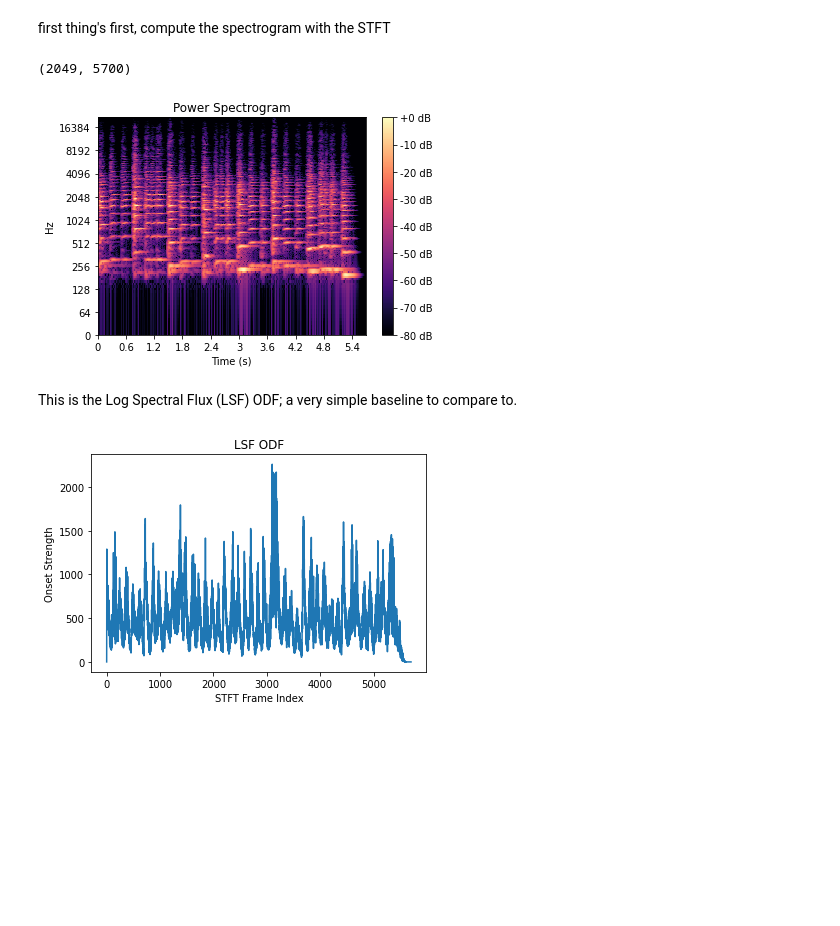
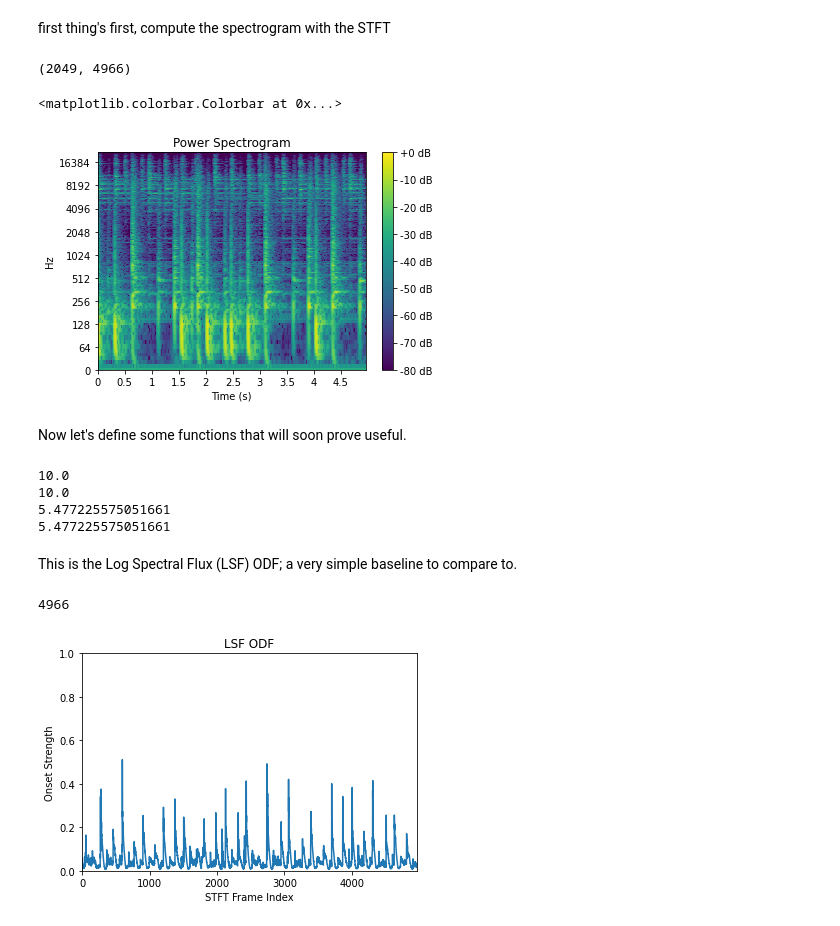
Before and after one commit to ckonst/onset-detect, a Jupyter notebook: baseline/ninos2.ipynb, the cells around one changed output. Drawn from its saved outputs; the diff is of its cells as text; code cells hidden in the pictures; blank space fills up the shorter version.

```diff
--- a/baseline/ninos2.ipynb
+++ b/baseline/ninos2.ipynb
@@ -9,22 +10,45 @@ import matplotlib.pyplot as plt
 from scipy.signal.windows import hamming
 # %%
-input_sig, fs = lb.load('../audio/viola.wav', sr=44100)
+input_sig, fs = lb.load('../audio/pop_shuffle.wav', sr=44100)
 # %% [markdown]
 first thing's first, compute the spectrogram with the STFT
 # %%
 stride = int(0.001*fs)
-spectrogram = lb.amplitude_to_db(np.abs(lb.stft(input_sig, n_fft=4096, hop_length=stride, window=hamming)), ref=np.max)
+n_fft = 4096
+spectrogram = lb.amplitude_to_db(np.abs(lb.stft(input_sig, n_fft=n_fft, hop_length=stride, window=hamming)), ref=np.max)
 spectrogram.shape
 # %% [output]
-(2049, 5700)
+(2049, 4966)
 # %%
-N = spectrogram.shape[0]
 fig, ax = plt.subplots()
 ax.set_title('Power Spectrogram')
-fig.colorbar(img, ax=ax, format='%+2.0f dB')
-img = lb.display.specshow(spectrogram, y_axis='log', x_axis='s', ax=ax, sr=fs, hop_length=stride)
+img = lb.display.specshow(spectrogram, y_axis='log', x_axis='s', ax=ax, sr=fs, hop_length=stride, cmap=plt.get_cmap('viridis'))
+fig.colorbar(img, format='%+2.0f dB')
 # %% [output]
+<matplotlib.colorbar.Colorbar at 0x...>
-[figure, old version]
+[figure, new version]
+# %% [markdown]
+Now let's define some functions that will soon prove useful.
+# %%
+def l1_norm(x: np.ndarray) -> float:
+    return np.sum(np.abs(x))
+
+def l2_norm(x: np.ndarray) -> float:
+    return np.sqrt(np.sum(x**2))
+
+def ln_norm(x: np.ndarray, n: int) -> float:
+    return np.power(np.sum(x**n), 1/n)
+
+test = np.array([0.,1,2,3,4])
+print(l1_norm(test))
+print(ln_norm(test, 1))
+print(l2_norm(test))
+print(ln_norm(test, 2))
+# %% [output]
+10.0
+10.0
+5.477225575051661
+5.477225575051661
 # %% [markdown]
 This is the Log Spectral Flux (LSF) ODF; a very simple baseline to compare to.
 # %%
@@ -44,12 +68,17 @@ def log_spectral_flux(x):
     return LSF
 # %%
 LSF = log_spectral_flux(spectrogram)
+LSF.size
+# %% [output]
+4966
 # %%
 plt.figure()
 plt.plot(LSF)
 plt.xlabel('STFT Frame Index')
 plt.ylabel('Onset Strength')
+plt.ylim(0, 1)
 plt.title('LSF ODF')
+plt.margins(0,0)
 plt.show()
 # %% [output]
-[figure, old version]
+[figure, new version]
```
Also changed, not shown: parts of 4 cells of this notebook, 12 other files.
